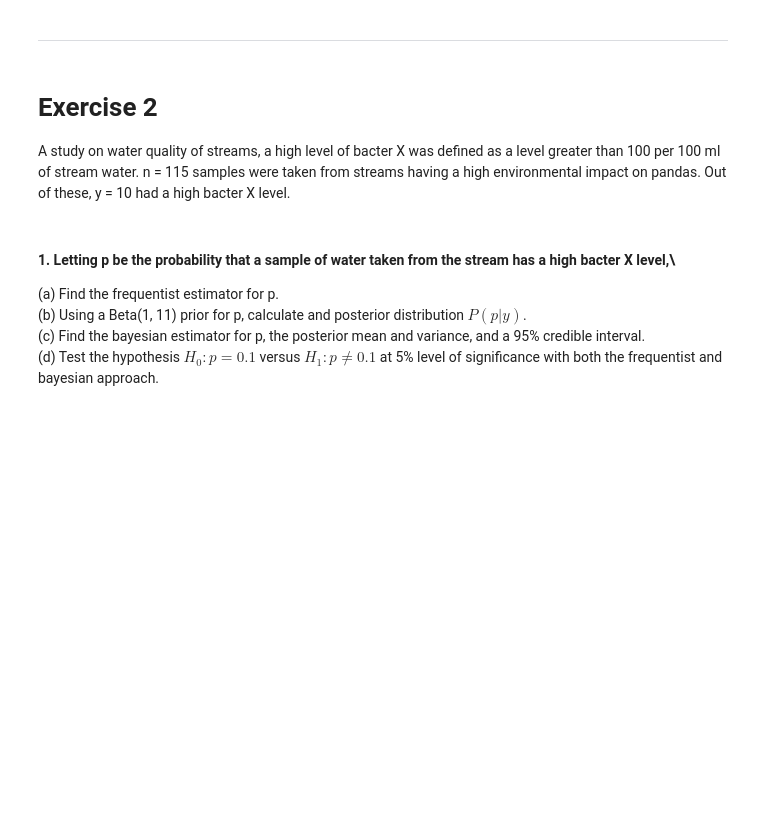
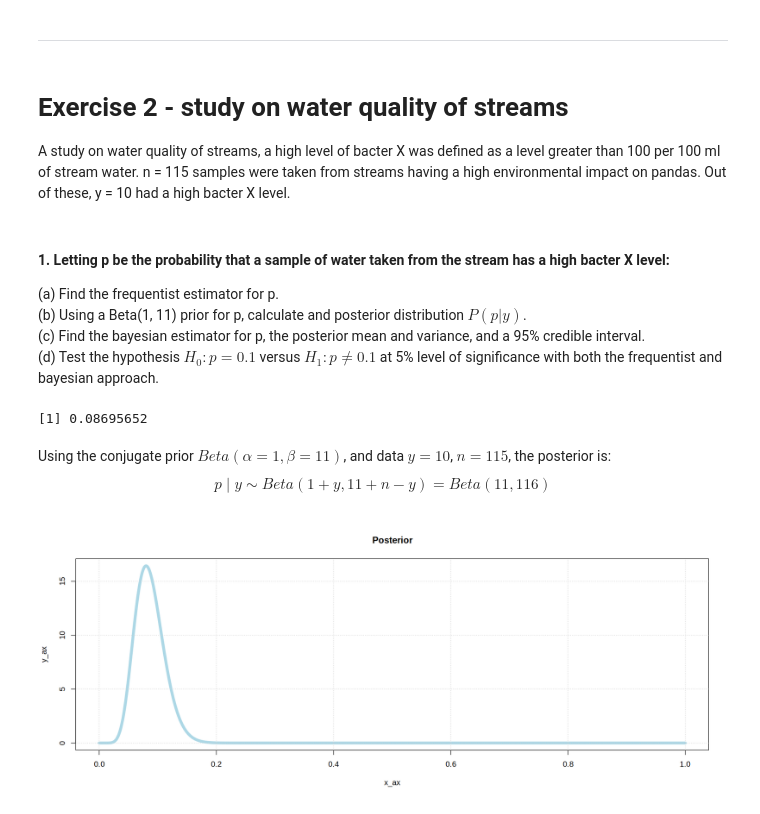
Before and after one commit to seccobenedetto/ex_Advanced_Statistics, a Jupyter notebook: lab_6/lab_6_test.ipynb, the cells around one changed output. Drawn from its saved outputs; the diff is of its cells as text; code cells hidden in the pictures; blank space fills up the shorter version.

```diff
--- a/lab_6/lab_6_test.ipynb
+++ b/lab_6/lab_6_test.ipynb
@@ -158,13 +159,40 @@ legend("topleft", legend = c("Data", "Fitted curve"),
 # %% [markdown]
 ---
 # %% [markdown]
-# Exercise 2
+# Exercise 2 - study on water quality of streams
 
 A study on water quality of streams, a high level of bacter X was defined as a level greater than 100 per 100 ml of stream water. n = 115 samples were taken from streams having a high environmental
 impact on pandas. Out of these, y = 10 had a high bacter X level.
 # %% [markdown]
-#### 1. Letting p be the probability that a sample of water taken from the stream has a high bacter X level,\
+#### 1. Letting p be the probability that a sample of water taken from the stream has a high bacter X level:
 (a) Find the frequentist estimator for p.\
 (b) Using a Beta(1, 11) prior for p, calculate and posterior distribution $P(p | y)$.\
 (c) Find the bayesian estimator for p, the posterior mean and variance, and a 95% credible interval.\
 (d) Test the hypothesis $H_0: p = 0.1$ versus $H_1: p \neq 0.1$ at 5% level of significance with both the frequentist and bayesian approach.
+# %%
+n <- 115
+y <- 10
+# %%
+# point A:
+p_hat <- y / n
+p_hat
+# %% [output]
+[1] 0.08695652
+# %% [markdown]
+Using the conjugate prior $Beta(α=1,β=11)$, and data $y=10$, $n=115$, the posterior is:
+$$p∣y∼Beta(1+y,11+n−y)=Beta(11,116)$$
+# %%
+# point B:
+alpha_prior <- 1
+beta_prior <- 11
+
+alpha_post <- alpha_prior + y
+beta_post <- beta_prior + (n - y)
+
+x_ax <- seq(0,1, 0.001)
+y_ax <- dbeta(x_ax, alpha_post, beta_post)
+options(repr.plot.width = 15, repr.plot.height = 6)
+plot(x_ax, y_ax, type = "l", lwd = 6, col = "lightblue", main = "Posterior")
+grid()  # aggiunge griglia
+# %% [output]
+[figure, added]
```
Also changed, not shown: parts of 11 cells of this notebook.
